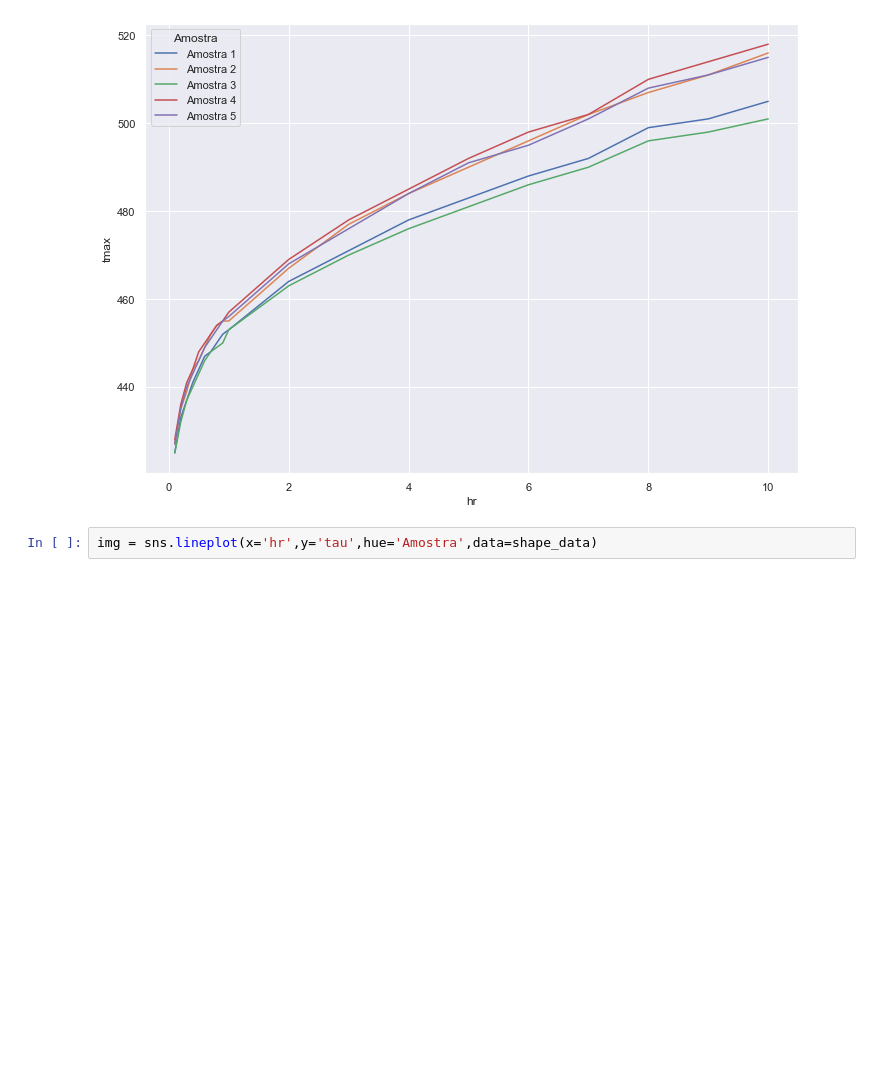
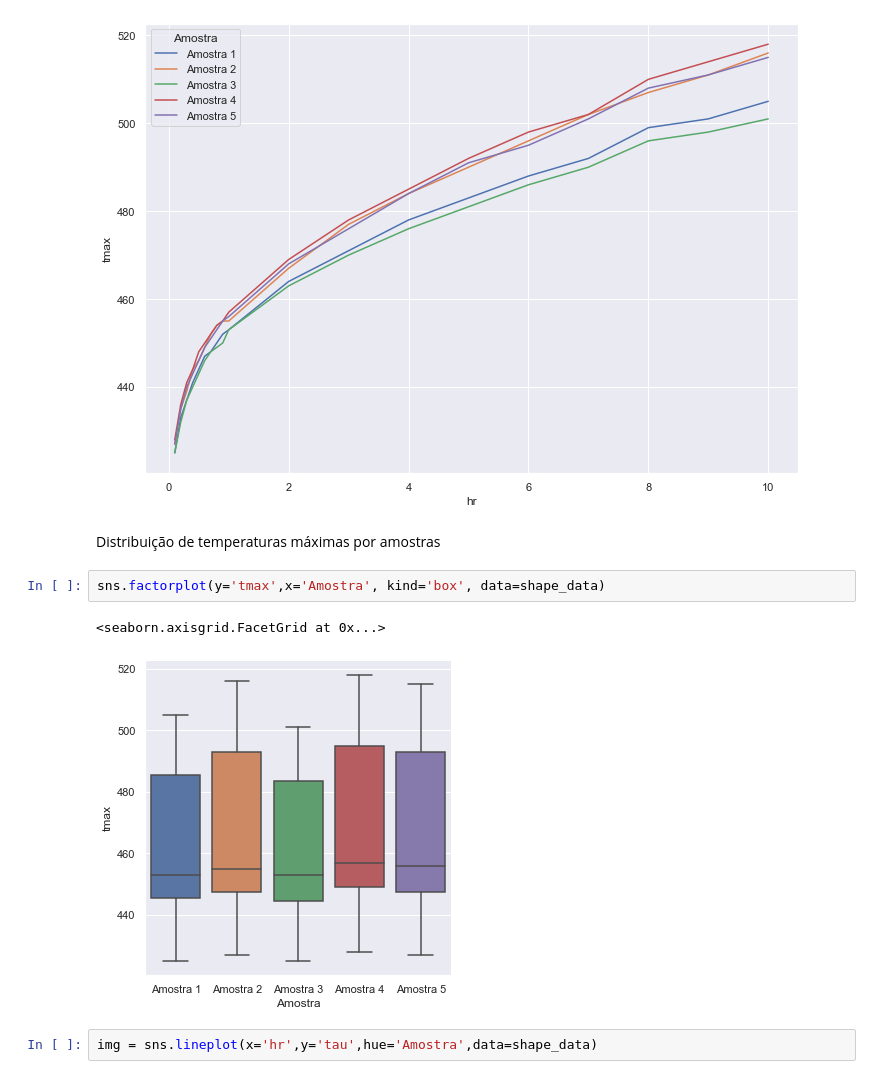
Before and after one commit to aluiztasil/Project-Lumia, a Jupyter notebook: Notebooks/Mestrado - Project Lumia.ipynb, the cells around one changed output. Drawn from its saved outputs; the diff is of its cells as text; blank space fills up the shorter version.

```diff
--- a/Notebooks/Mestrado - Project Lumia.ipynb
+++ b/Notebooks/Mestrado - Project Lumia.ipynb
@@ -1557,6 +1558,13 @@ Os dados estão dispostos como Temperatura máxima, tau, omega e delta por amost
 img = sns.lineplot(x='hr',y='tmax',hue='Amostra',data=shape_data)
 # %% [output]
 [figure]
+# %% [markdown]
+Distribuição de temperaturas máximas por amostras
+# %%
+sns.factorplot(y='tmax',x='Amostra', kind='box', data=shape_data)
+# %% [output]
+<seaborn.axisgrid.FacetGrid at 0x...>
+[figure, added]
 # %%
 img = sns.lineplot(x='hr',y='tau',hue='Amostra',data=shape_data)
 # %% [output]
```
Also changed, not shown: parts of 9 cells of this notebook.
